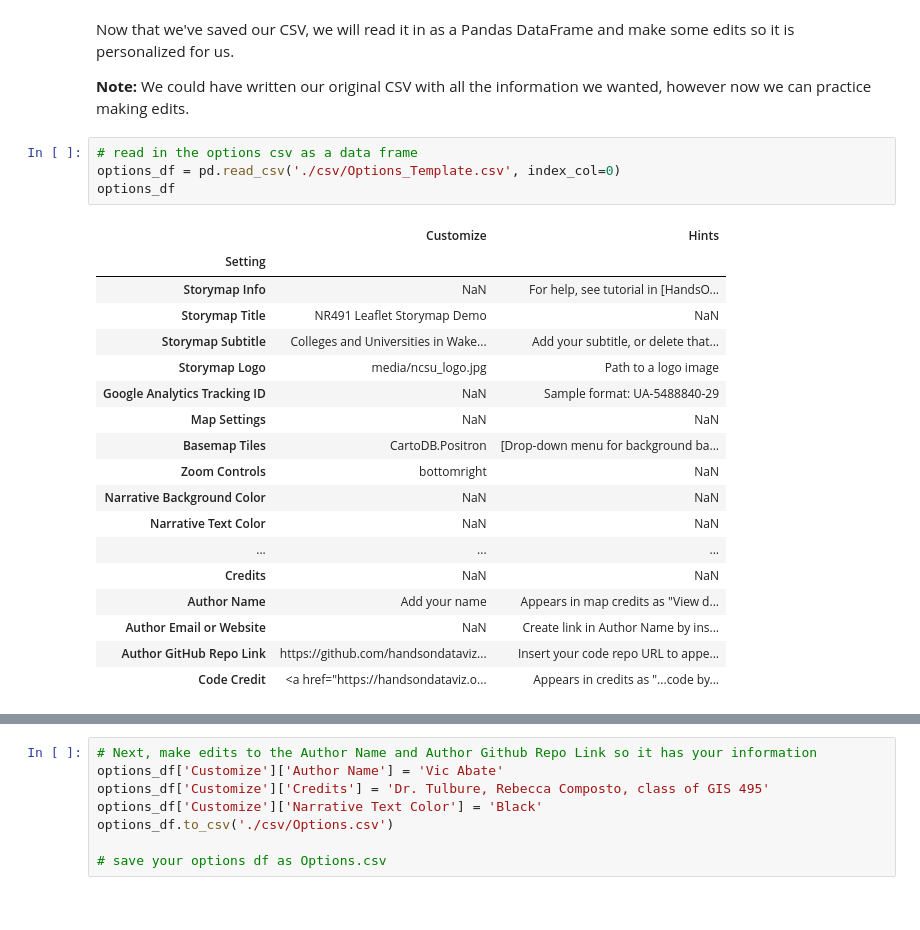
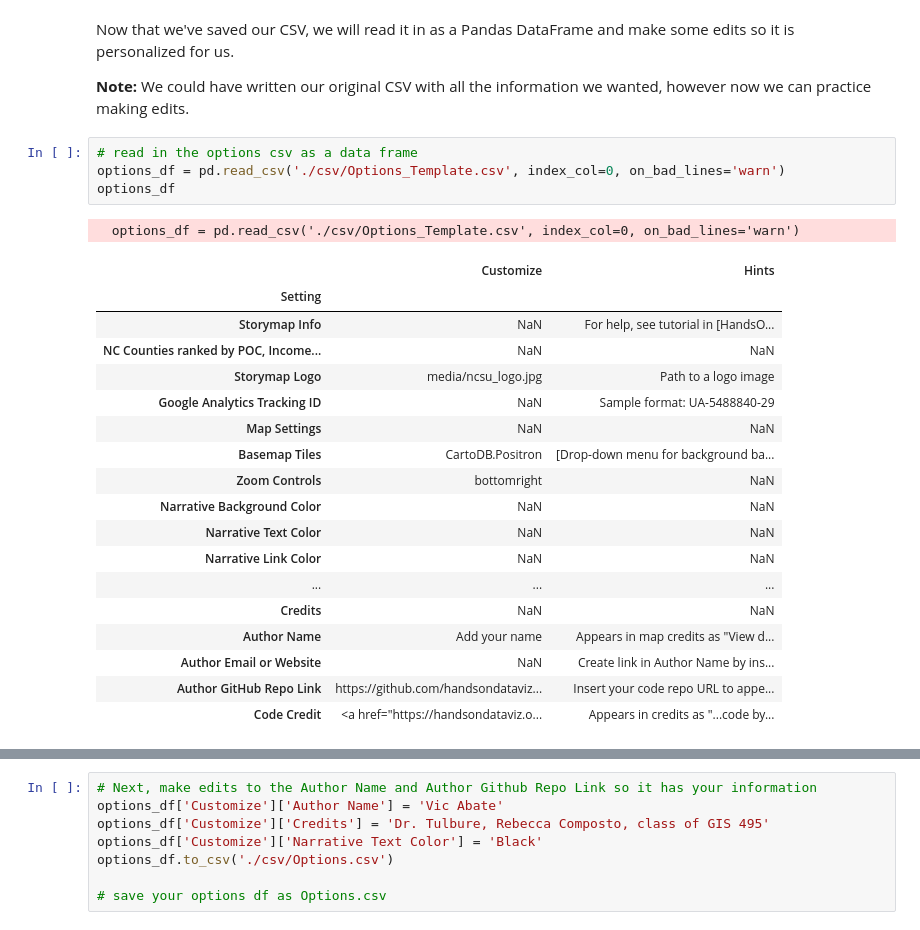
Before and after one commit to vabate333/storymap-gis495, a Jupyter notebook: storymap.ipynb, the cells around one changed output, grey strips where cells are left out. Cells and saved outputs as stored; diff of their text form.

Commit message:
csv options and chapters

```diff
--- a/storymap.ipynb
+++ b/storymap.ipynb
@@ -135,14 +135,14 @@ Now that we've saved our CSV, we will read it in as a Pandas DataFrame and make
 **Note:** We could have written our original CSV with all the information we wanted, however now we can practice making edits.
 # %%
 # read in the options csv as a data frame
-options_df = pd.read_csv('./csv/Options_Template.csv', index_col=0)
+options_df = pd.read_csv('./csv/Options_Template.csv', index_col=0, on_bad_lines='warn')
 options_df
 # %% [output]
+  options_df = pd.read_csv('./csv/Options_Template.csv', index_col=0, on_bad_lines='warn')
 |  | Customize | Hints |
 | Setting |  |  |
 | Storymap Info | NaN | For help, see tutorial in [HandsO... |
-| Storymap Title | NR491 Leaflet Storymap Demo | NaN |
-| Storymap Subtitle | Colleges and Universities in Wake... | Add your subtitle, or delete that... |
+| NC Counties ranked by POC, Income... | NaN | NaN |
 | Storymap Logo | media/ncsu_logo.jpg | Path to a logo image |
 | Google Analytics Tracking ID | NaN | Sample format: UA-5488840-29 |
 | Map Settings | NaN | NaN |
@@ -150,6 +150,7 @@ options_df
 | Zoom Controls | bottomright | NaN |
 | Narrative Background Color | NaN | NaN |
 | Narrative Text Color | NaN | NaN |
+| Narrative Link Color | NaN | NaN |
 | ... | ... | ... |
 | Credits | NaN | NaN |
 | Author Name | Add your name | Appears in map credits as "View d... |
```
Also changed, not shown: parts of 3 cells of this notebook, 3 other files.
